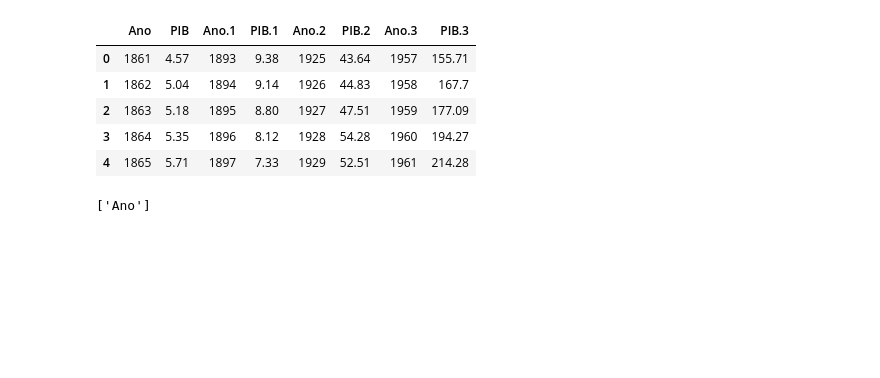
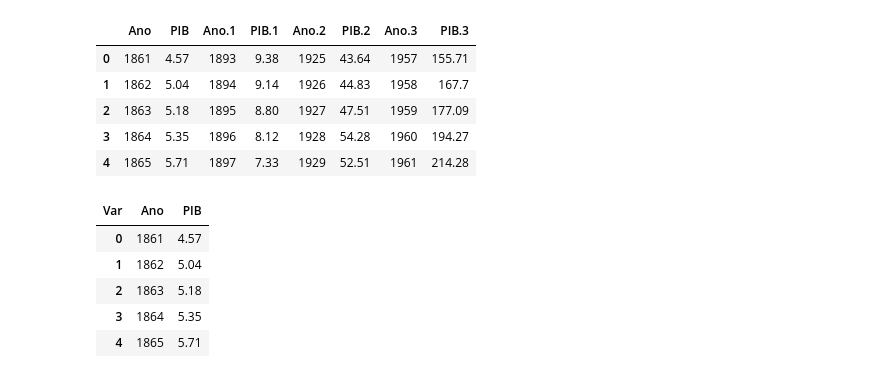
Before and after one commit to lpoggetto/estat_bas_py, a Jupyter notebook: ajustando_dados.ipynb, the cells around one changed output. Drawn from its saved outputs; the diff is of its cells as text; code cells hidden in the pictures; blank space fills up the shorter version.

Commit message:
Limpando dados e unificando bases
Faltam algumas bases para serem ajustadas e prosseguirmos com os estudos do livro.

```diff
--- a/ajustando_dados.ipynb
+++ b/ajustando_dados.ipynb
@@ -233,7 +242,47 @@ CD_pib.head()
 | 4 | 1865 | 5.71 | 1897 | 7.33 | 1929 | 52.51 | 1961 | 214.28 |
 # %%
 CD_pib_melted = CD_pib.melt(var_name='Var', value_name='val')
-# %%
-CD_pib_melted['Var'].str.split('.')
-# %% [output]
-['Ano']
+# %%
+dict_replace_pib = {
+    'Ano.1' : 'Ano',
+    'Ano.2' : 'Ano',
+    'Ano.3' : 'Ano',
+    'PIB.1' : 'PIB',
+    'PIB.2' : 'PIB',
+    'PIB.3' : 'PIB'
+}
+
+CD_pib_melted.replace(dict_replace_pib, inplace=True)
+# %%
+# indexando os registros
+CD_pib_melted['index'] = CD_pib_melted.groupby('Var').cumcount()
+
+# pivotando os dados
+pivot_df = CD_pib_melted.pivot(index='index', columns='Var', values='val')
+
+# resetando o index da tabela
+pivot_df = pivot_df.reset_index()
+
+# selecionando apenas as colunas que serao utilizadas
+pivot_df = pivot_df[['Ano', 'PIB']]
+
+# trocando os espacos vazios por nan
+pivot_df.replace(' ', np.nan, inplace=True)
+
+# removendo campos com ano vazio
+pivot_df.dropna(subset=['Ano'], inplace=True)
+
+# transformando o tipo da variavel
+pivot_df['Ano'] = pivot_df['Ano'].astype('int')
+
+# aplicando na base final
+CD_pib = pivot_df
+
+CD_pib.head()
+# %% [output]
+| Var | Ano | PIB |
+| 0 | 1861 | 4.57 |
+| 1 | 1862 | 5.04 |
+| 2 | 1863 | 5.18 |
+| 3 | 1864 | 5.35 |
+| 4 | 1865 | 5.71 |
```
Also changed, not shown: parts of 5 cells of this notebook.
